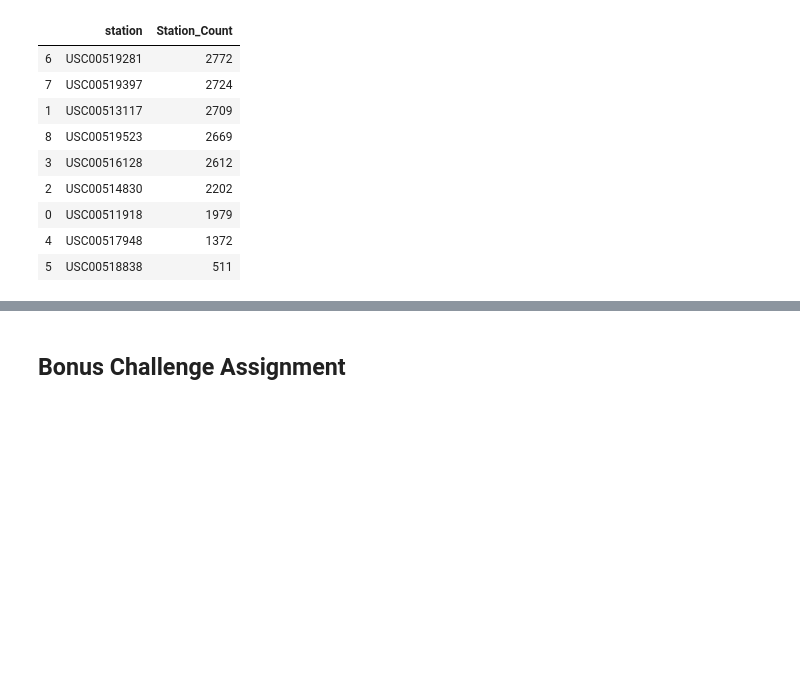
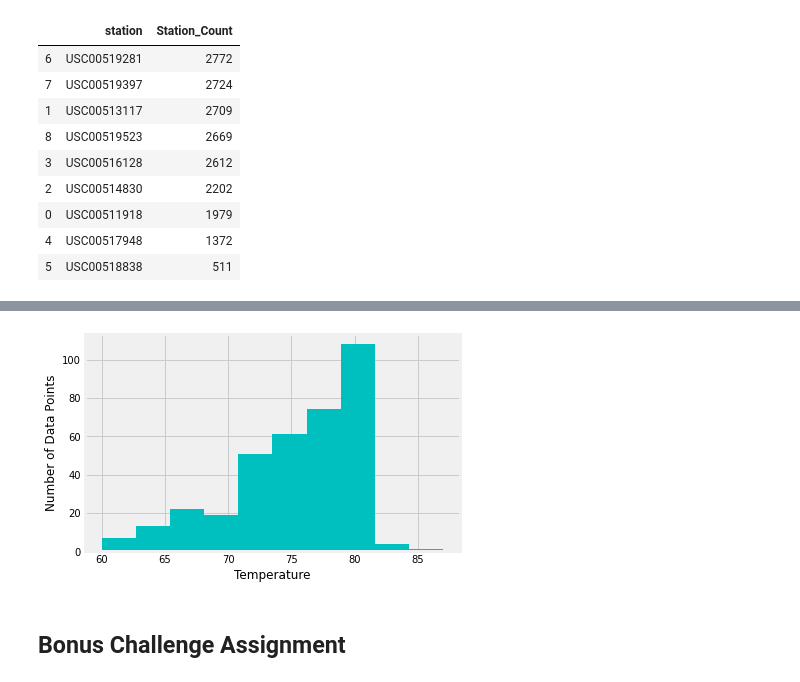
Before and after one commit to yaitouny/SMU_homework, a Jupyter notebook: 10-Advanced-Data-Storage-and-Retrieval/sqlalchemy_challenge/climate_starter.ipynb, the cells around one changed output, grey strips where cells are left out. Saved outputs shown, nothing was run; the diff lists cells and outputs as text; code cells hidden in the pictures; blank space fills up the shorter version.

```diff
--- a/10-Advanced-Data-Storage-and-Retrieval/sqlalchemy_challenge/climate_starter.ipynb
+++ b/10-Advanced-Data-Storage-and-Retrieval/sqlalchemy_challenge/climate_starter.ipynb
@@ -226,0 +269,14 @@ df3.sort_values('Station_Count', ascending=False)
+# %%
+query6 = """
+            SELECT
+                *
+            FROM
+                measurement
+            WHERE
+                station = 'USC00519397'
+                AND
+                date > '2016-08-23'
+         """
+# %%
+df6 = pd.read_sql(query6, conn)
+df6
@@ -227,3 +297,10 @@ df3.sort_values('Station_Count', ascending=False)
+# %%
+plt.hist(df6.tobs, color= "c")
+plt.xlabel("Temperature")
+plt.ylabel("Number of Data Points")
+plt.show()
+# %% [output]
+[figure, added]
 # %% [markdown]
 ## Bonus Challenge Assignment
 # %%
```
Also changed, not shown: parts of 5 cells of this notebook.
